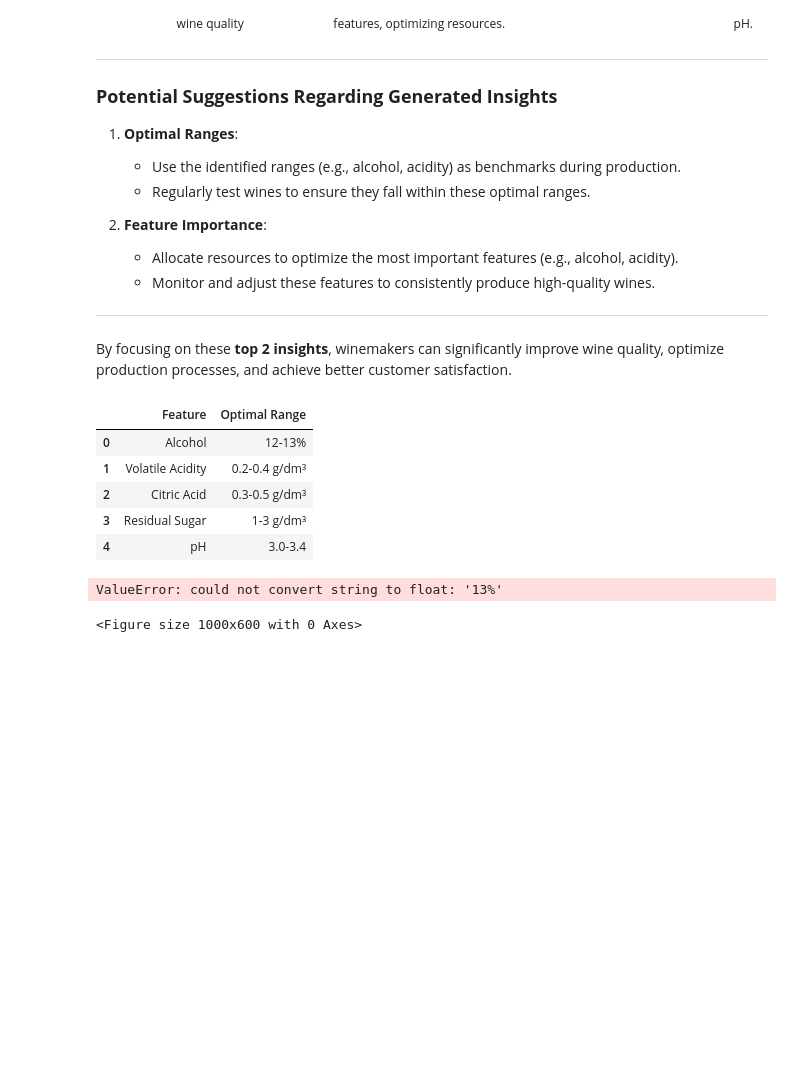
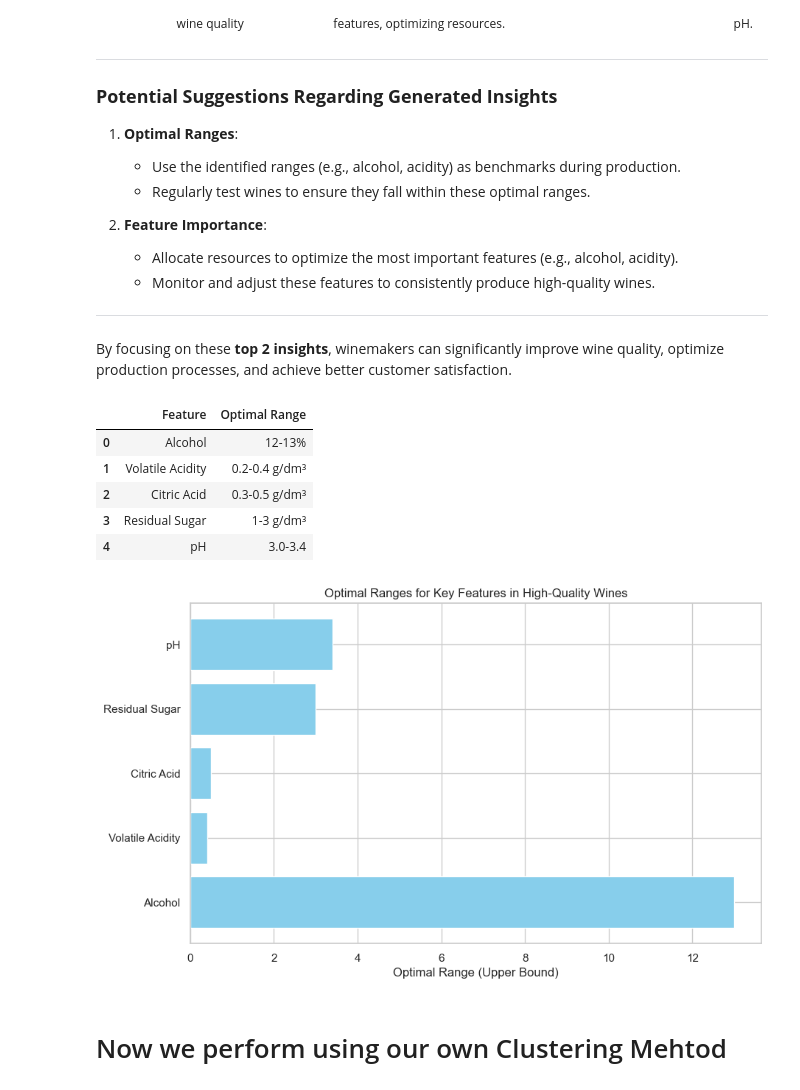
Before and after one commit to Nil-Al/Clustering_2, a Jupyter notebook: SEE_vs_H.ipynb, the cells around one changed output. Cells and saved outputs as stored; diff of their text form; code cells hidden in the pictures; blank space fills up the shorter version.

```diff
--- a/SEE_vs_H.ipynb
+++ b/SEE_vs_H.ipynb
@@ -265,31 +265,43 @@ By focusing on these **top 2 insights**, winemakers can significantly improve wi
 # %%
 import pandas as pd
 import matplotlib.pyplot as plt
 
 # Define optimal ranges based on analysis (example values)
 optimal_ranges = {
     'Feature': ['Alcohol', 'Volatile Acidity', 'Citric Acid', 'Residual Sugar', 'pH'],
     'Optimal Range': ['12-13%', '0.2-0.4 g/dm³', '0.3-0.5 g/dm³', '1-3 g/dm³', '3.0-3.4']
 }
 
 # Create a DataFrame
 optimal_ranges_df = pd.DataFrame(optimal_ranges)
 
 # Display the table
 display(optimal_ranges_df)
 
 # Create a bar chart
+import re
+
+def extract_upper_bound(value):
+    # Extract numeric part using regex (handles cases like "0.4 g/dm³" or "13%")
+    numbers = re.findall(r"[\d\.]+", value)
+    return float(numbers[-1]) if numbers else None  # Get the last number
+
+# Apply extraction function
+optimal_ranges_df['Upper Bound'] = optimal_ranges_df['Optimal Range'].apply(extract_upper_bound)
+
+# Create bar chart
 plt.figure(figsize=(10, 6))
-plt.barh(optimal_ranges_df['Feature'], optimal_ranges_df['Optimal Range'].apply(lambda x: float(x.split('-')[1])), color='skyblue')
+plt.barh(optimal_ranges_df['Feature'], optimal_ranges_df['Upper Bound'], color='skyblue')
 plt.xlabel('Optimal Range (Upper Bound)')
 plt.title('Optimal Ranges for Key Features in High-Quality Wines')
 plt.show()
 # %% [output]
 |  | Feature | Optimal Range |
 | 0 | Alcohol | 12-13% |
 | 1 | Volatile Acidity | 0.2-0.4 g/dm³ |
 | 2 | Citric Acid | 0.3-0.5 g/dm³ |
 | 3 | Residual Sugar | 1-3 g/dm³ |
 | 4 | pH | 3.0-3.4 |
-ValueError: could not convert string to float: '13%'
-<Figure size 1000x600 with 0 Axes>
+[figure, added]
+# %% [markdown]
+# Now we perform using our own Clustering Mehtod
```
